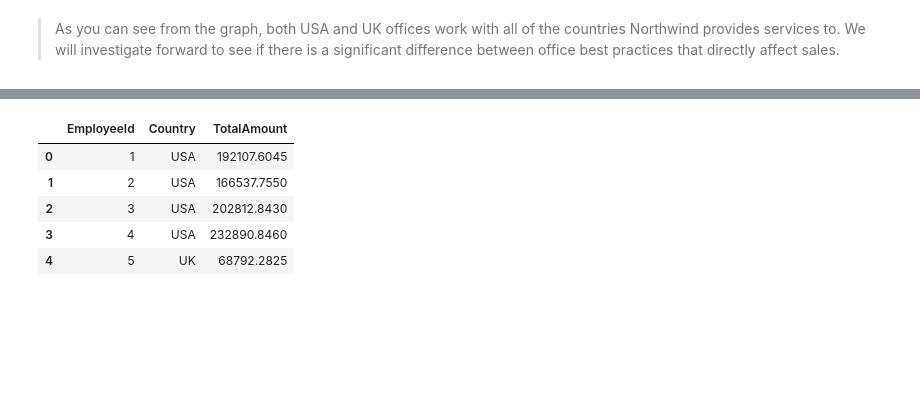
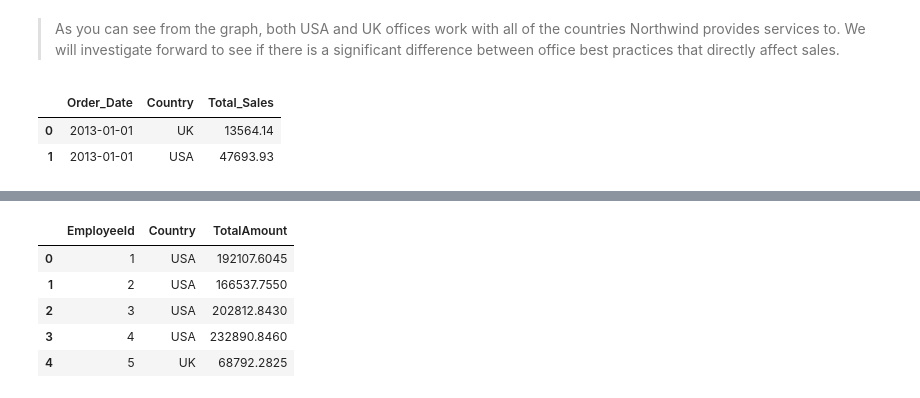
Before and after one commit to Francismorales/dsc-mod-3-project-online-ds-pt-061019, a Jupyter notebook: Project2-Northwind_Hypothesis_Testing.ipynb, the cells around one changed output, grey strips where cells are left out. Saved outputs shown, nothing was run; the diff lists cells and outputs as text; code cells hidden in the pictures; blank space fills up the shorter version.

```diff
--- a/Project2-Northwind_Hypothesis_Testing.ipynb
+++ b/Project2-Northwind_Hypothesis_Testing.ipynb
@@ -511,0 +524,6 @@ ax = sns.barplot(x="Customer_Country", y="Employee_Count", hue="Employee_Country
+# %%
+dataSalesTimeUSAUK.head(2)
+# %% [output]
+|  | Order_Date | Country | Total_Sales |
+| 0 | 2013-01-01 | UK | 13564.14 |
+| 1 | 2013-01-01 | USA | 47693.93 |
```
Also changed, not shown: parts of 6 cells of this notebook.
